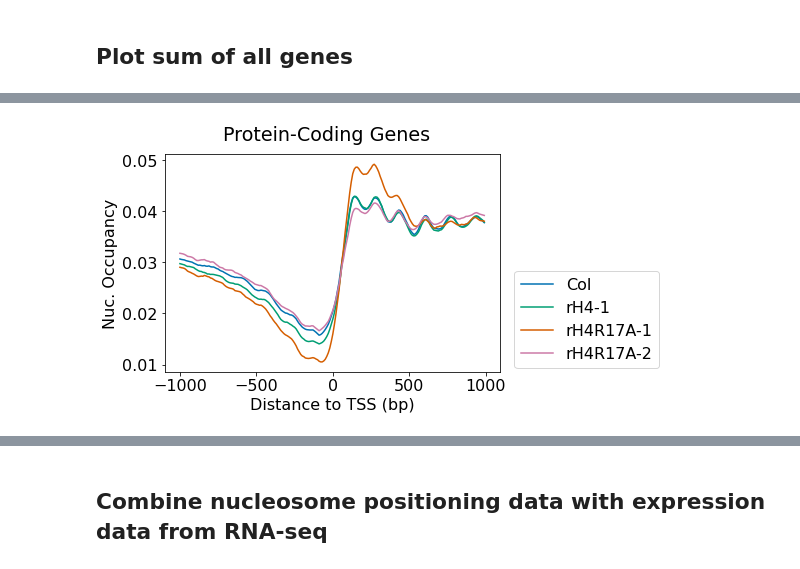
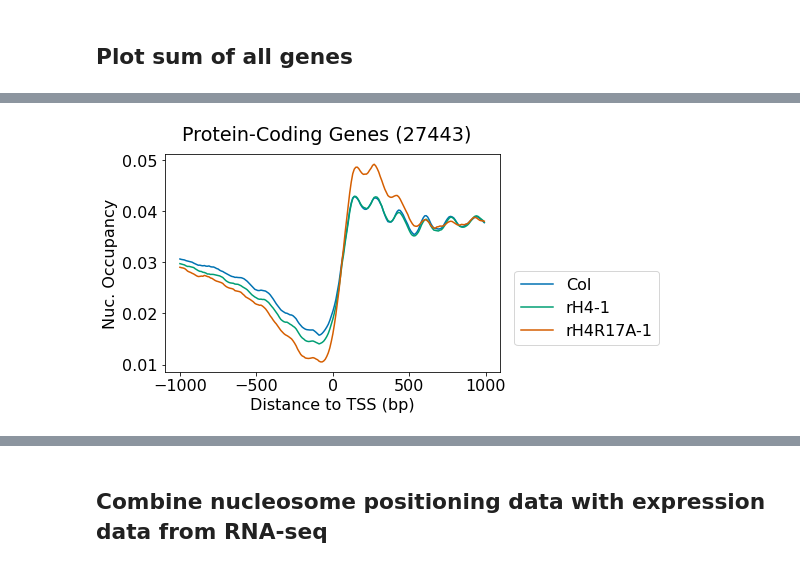
Before and after one commit to etc27/NucPos_Clustering, a Jupyter notebook: mnase_analysis_merged_reps_03312021.ipynb, the cells around one changed output, grey strips where cells are left out. Cells and saved outputs as stored; diff of their text form; code cells hidden in the pictures.

```diff
--- a/mnase_analysis_merged_reps_03312021.ipynb
+++ b/mnase_analysis_merged_reps_03312021.ipynb
@@ -161,16 +142,15 @@ plt.savefig("/Users/emmacorcoran/Documents/Jupyter Code/2021_03_31_MNase/protein
 # %%
 #Plot all data on same plot
 plt.rcParams.update({'font.size': 16})
 plt.style.use('seaborn-colorblind')
 x_vals = np.arange(-1000,1000,10)
 plt.xlabel('Distance to TSS (bp)')
 plt.ylabel('Nuc. Occupancy')
 plt.plot(x_vals, Col_1_data, label='Col')
 plt.plot(x_vals, H4WT_1_data, label='rH4-1')
 plt.plot(x_vals, R17A_1_data, label='rH4R17A-1')
-plt.plot(x_vals, R17A_2_data, label='rH4R17A-2')
 plt.legend(bbox_to_anchor=(0.5, 0.5, 1, 0))
-plt.suptitle('Protein-Coding Genes')
-plt.savefig("/Users/emmacorcoran/Documents/Jupyter Code/2021_03_31_MNase/protein-coding_profiles/merged_oneplot",bbox_inches='tight',dpi=500)
+plt.suptitle('Protein-Coding Genes (' + str(len(data_matrix)) + ")")
+plt.savefig("/Users/emmacorcoran/Documents/Jupyter Code/2021_03_31_MNase/protein-coding_profiles/merged_3sam_oneplot",bbox_inches='tight',dpi=500)
 # %% [output]
-[figure, old version]
+[figure, new version]
```
Also changed, not shown: parts of 14 cells of this notebook.
